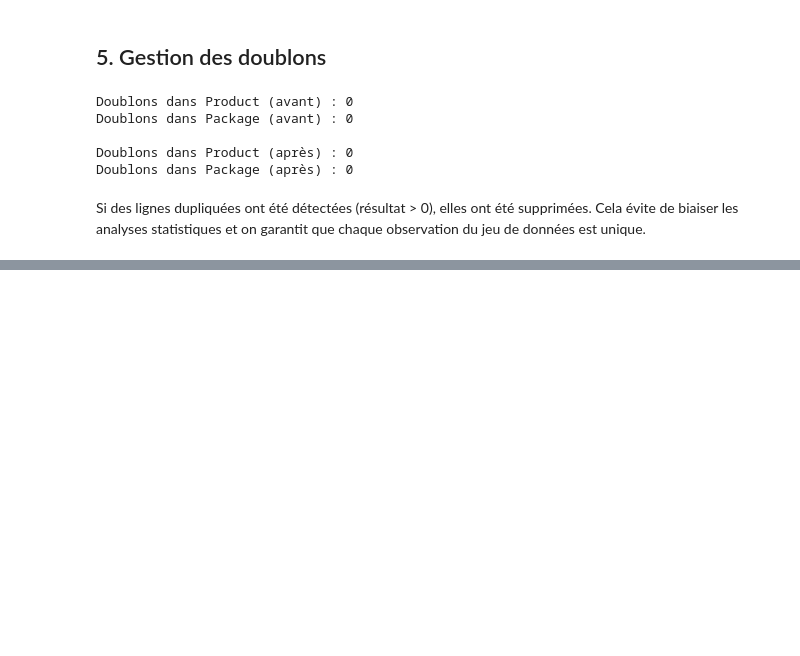
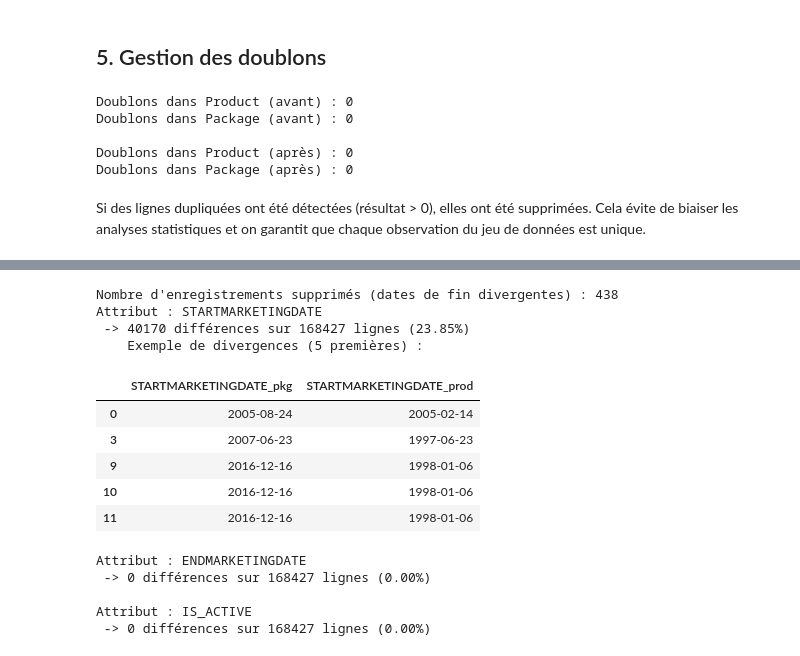
Before and after one commit to NtoDeath/Forage_de_donnees, a Jupyter notebook: TP2_Pretraitement_Representation/tp2.ipynb, the cells around one changed output, grey strips where cells are left out. Drawn from its saved outputs; the diff is of its cells as text; code cells hidden in the pictures; blank space fills up the shorter version.

```diff
--- a/TP2_Pretraitement_Representation/tp2.ipynb
+++ b/TP2_Pretraitement_Representation/tp2.ipynb
@@ -1351,0 +1384,5 @@ TODO Q7, Q8 et Q9 + relecture de tout
+# %%
+df_merged['PRODUCTNDC'] = df_merged['PRODUCTNDC_pkg']
+df_merged['NDC_EXCLUDE_FLAG'] = df_merged['NDC_EXCLUDE_FLAG_pkg']
+
+df_merged.drop(columns=['PRODUCTNDC_pkg', 'PRODUCTNDC_prod', 'NDC_EXCLUDE_FLAG_pkg', 'NDC_EXCLUDE_FLAG_prod'], inplace=True)
@@ -1351,0 +1392,30 @@ TODO Q7, Q8 et Q9 + relecture de tout
+# %%
+date_fictive = pd.Timestamp('2099-12-31')
+masque = df_merged['ENDMARKETINGDATE_prod'] == date_fictive
+df_merged.loc[masque, 'ENDMARKETINGDATE_prod'] = df_merged.loc[masque, 'ENDMARKETINGDATE_pkg']
+
+mask_diff = df_merged['ENDMARKETINGDATE_prod'] != df_merged['ENDMARKETINGDATE_pkg']
+nb_suppr = mask_diff.sum()
+print(f"Nombre d'enregistrements supprimés (dates de fin divergentes) : {nb_suppr}")
+df_merged = df_merged[~mask_diff]
+
+masque = df_merged['IS_ACTIVE_prod'] == True
+df_merged.loc[masque, 'IS_ACTIVE_prod'] = df_merged.loc[masque, 'IS_ACTIVE_pkg']
+
+check_duplicates_attributs(df_merged)
+# %% [output]
+Nombre d'enregistrements supprimés (dates de fin divergentes) : 438
+Attribut : STARTMARKETINGDATE
+ -> 40170 différences sur 168427 lignes (23.85%)
+    Exemple de divergences (5 premières) :
+|  | STARTMARKETINGDATE_pkg | STARTMARKETINGDATE_prod |
+| 0 | 2005-08-24 | 2005-02-14 |
+| 3 | 2007-06-23 | 1997-06-23 |
+| 9 | 2016-12-16 | 1998-01-06 |
+| 10 | 2016-12-16 | 1998-01-06 |
+| 11 | 2016-12-16 | 1998-01-06 |
+Attribut : ENDMARKETINGDATE
+ -> 0 différences sur 168427 lignes (0.00%)
+
+Attribut : IS_ACTIVE
+ -> 0 différences sur 168427 lignes (0.00%)
```
Also changed, not shown: parts of 57 cells of this notebook, 2 other files.
